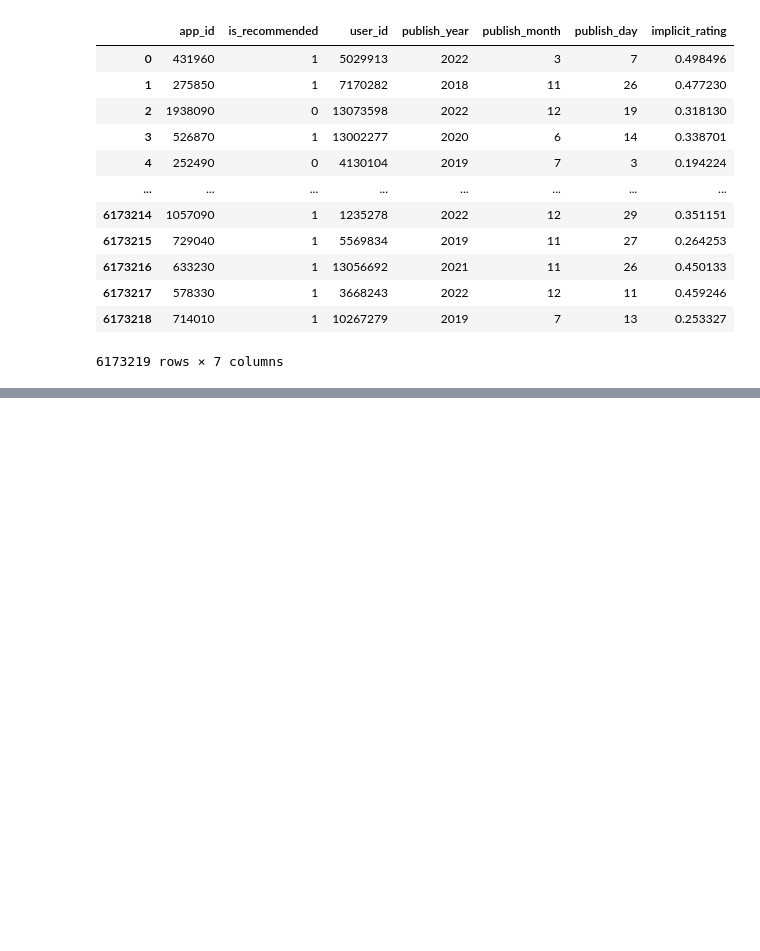
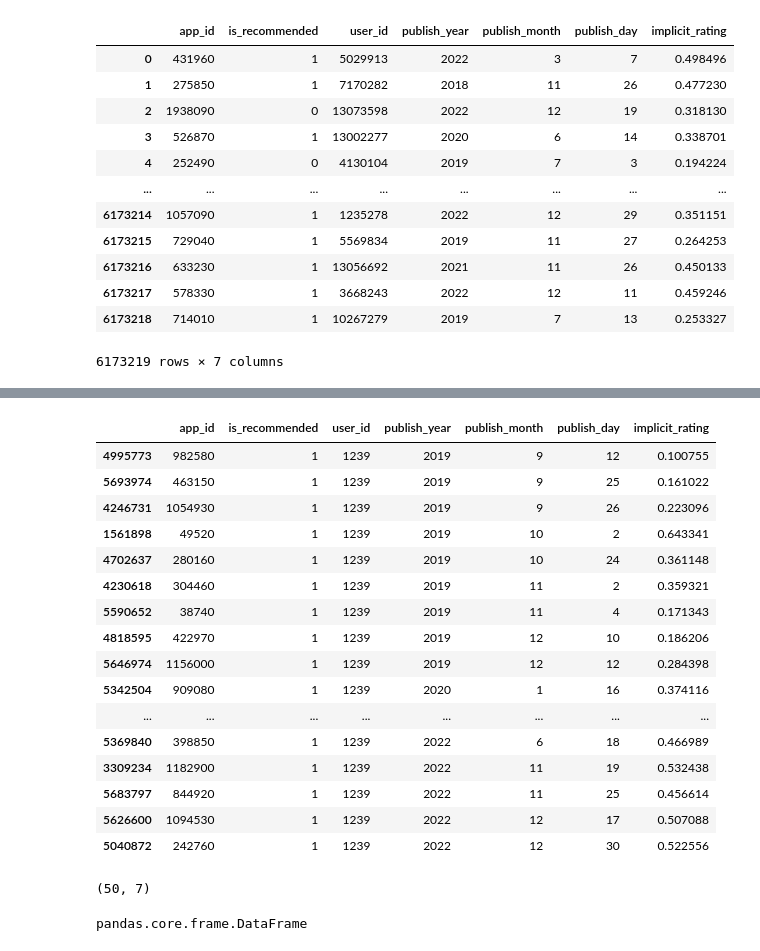
Before and after one commit to Ritish369/game_recommender_system, a Jupyter notebook: v0/notebooks/v0.ipynb, the cells around one changed output, grey strips where cells are left out. Cells and saved outputs as stored; diff of their text form; code cells hidden in the pictures; blank space fills up the shorter version.

Commit message:
User simulation done with their train-test splits

```diff
--- a/v0/notebooks/v0.ipynb
+++ b/v0/notebooks/v0.ipynb
@@ -1218,0 +1247,5 @@ user_interactions
+# %%
+# now, see the number of interactions per user?
+user_groups = user_interactions.groupby('user_id', as_index=False, sort=False)
+user_group_sizes = user_groups.size().sort_values(by='size', ascending=False)
+user_group_sizes
@@ -1218,0 +1304,5 @@ user_interactions
+# %%
+# Observing and inferencing the above output list, threshould is decided to be 20 for user to be considered active.
+# Hence, filtering them out now.
+active_user_ids = user_group_sizes[user_group_sizes['size'] >= 20]['user_id']
+user_group_sizes[user_group_sizes.user_id.isin(active_user_ids)]
@@ -1218,0 +1329,5 @@ user_interactions
+# %%
+# Filtering out the active user ids' rows
+user_groups_simulated_df = user_interactions[user_interactions.user_id.isin(active_user_ids)].copy()
+user_groups_simulated_df.sort_values(by=['publish_year', 'publish_month', 'publish_day'], inplace=True)
+user_groups_simulated_df.reset_index(drop=True)
@@ -1218,0 +1348,4 @@ user_interactions
+# %%
+# Creating the groups of filtered active users
+simulated_users = user_groups_simulated_df.groupby('user_id')
+simulated_users
@@ -1218,0 +1372,26 @@ user_interactions
+# %%
+simulated_users.get_group(1239)
+# %% [output]
+|  | app_id | is_recommended | user_id | publish_year | publish_month | publish_day | implicit_rating |
+| 4995773 | 982580 | 1 | 1239 | 2019 | 9 | 12 | 0.100755 |
+| 5693974 | 463150 | 1 | 1239 | 2019 | 9 | 25 | 0.161022 |
+| 4246731 | 1054930 | 1 | 1239 | 2019 | 9 | 26 | 0.223096 |
+| 1561898 | 49520 | 1 | 1239 | 2019 | 10 | 2 | 0.643341 |
+| 4702637 | 280160 | 1 | 1239 | 2019 | 10 | 24 | 0.361148 |
+| 4230618 | 304460 | 1 | 1239 | 2019 | 11 | 2 | 0.359321 |
+| 5590652 | 38740 | 1 | 1239 | 2019 | 11 | 4 | 0.171343 |
+| 4818595 | 422970 | 1 | 1239 | 2019 | 12 | 10 | 0.186206 |
+| 5646974 | 1156000 | 1 | 1239 | 2019 | 12 | 12 | 0.284398 |
+| 5342504 | 909080 | 1 | 1239 | 2020 | 1 | 16 | 0.374116 |
+| ... | ... | ... | ... | ... | ... | ... | ... |
+| 5369840 | 398850 | 1 | 1239 | 2022 | 6 | 18 | 0.466989 |
+| 3309234 | 1182900 | 1 | 1239 | 2022 | 11 | 19 | 0.532438 |
+| 5683797 | 844920 | 1 | 1239 | 2022 | 11 | 25 | 0.456614 |
+| 5626600 | 1094530 | 1 | 1239 | 2022 | 12 | 17 | 0.507088 |
+| 5040872 | 242760 | 1 | 1239 | 2022 | 12 | 30 | 0.522556 |
+# %%
+print(simulated_users.get_group(1239).shape)
+type(simulated_users.get_group(1239))
+# %% [output]
+(50, 7)
+pandas.core.frame.DataFrame
```
Also changed, not shown: parts of 20 cells of this notebook, 1 other file.
